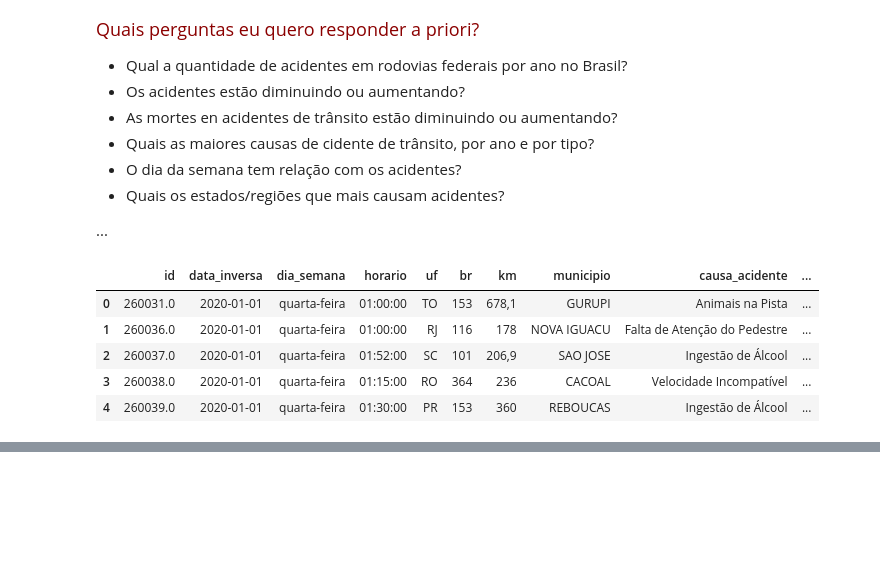
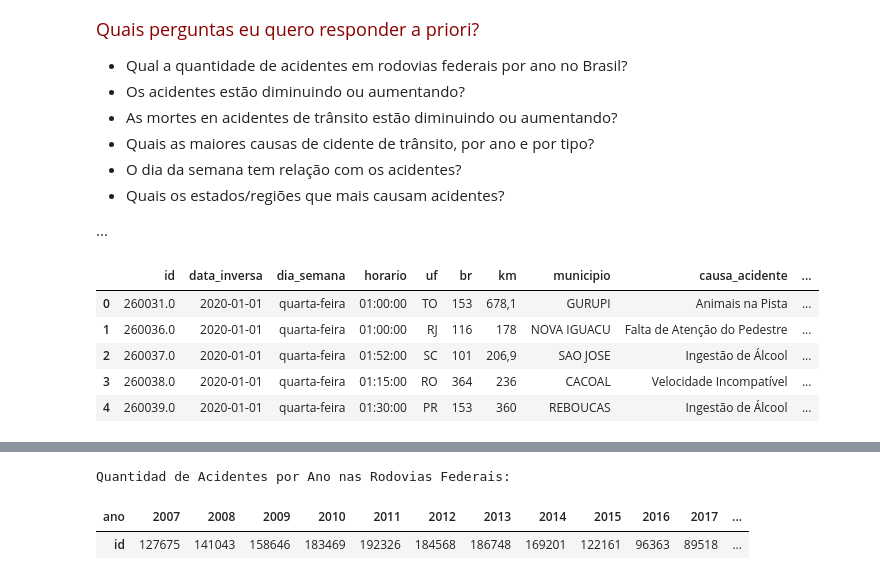
Before and after one commit to FelipeGBarreto/Projects, a Jupyter notebook: Acidentes_Rodovias_Federais.ipynb, the cells around one changed output, grey strips where cells are left out. Saved outputs shown, nothing was run; the diff lists cells and outputs as text; code cells hidden in the pictures; blank space fills up the shorter version.

```diff
--- a/Acidentes_Rodovias_Federais.ipynb
+++ b/Acidentes_Rodovias_Federais.ipynb
@@ -105,0 +131,7 @@ dataset.head()
+# %%
+print("Quantidad de Acidentes por Ano nas Rodovias Federais:")
+dataset.groupby(["ano"])[["id"]].count().T
+# %% [output]
+Quantidad de Acidentes por Ano nas Rodovias Federais:
+| ano | 2007 | 2008 | 2009 | 2010 | 2011 | 2012 | 2013 | 2014 | 2015 | 2016 | 2017 | ... |
+| id | 127675 | 141043 | 158646 | 183469 | 192326 | 184568 | 186748 | 169201 | 122161 | 96363 | 89518 | ... |
```
Also changed, not shown: parts of 3 cells of this notebook.
